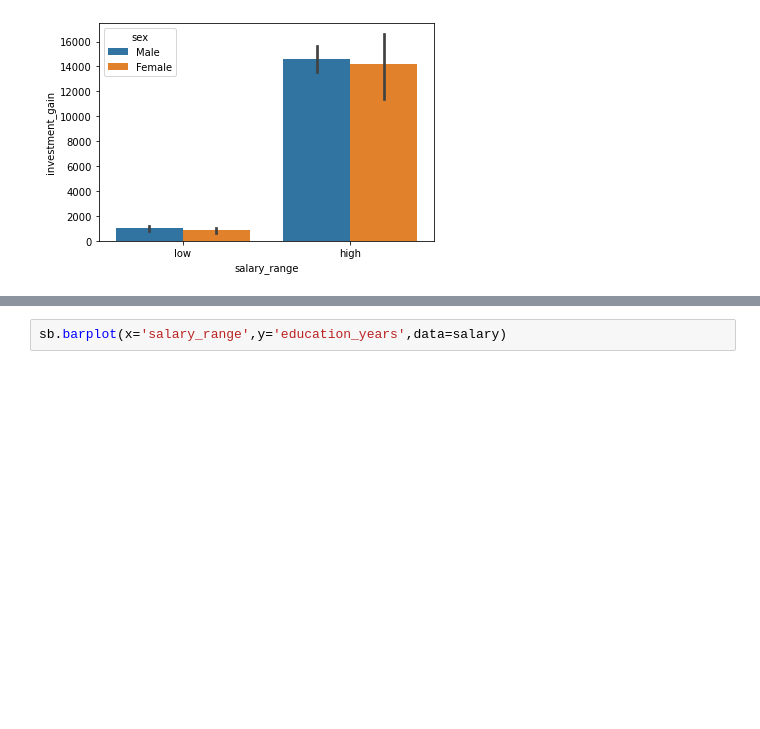
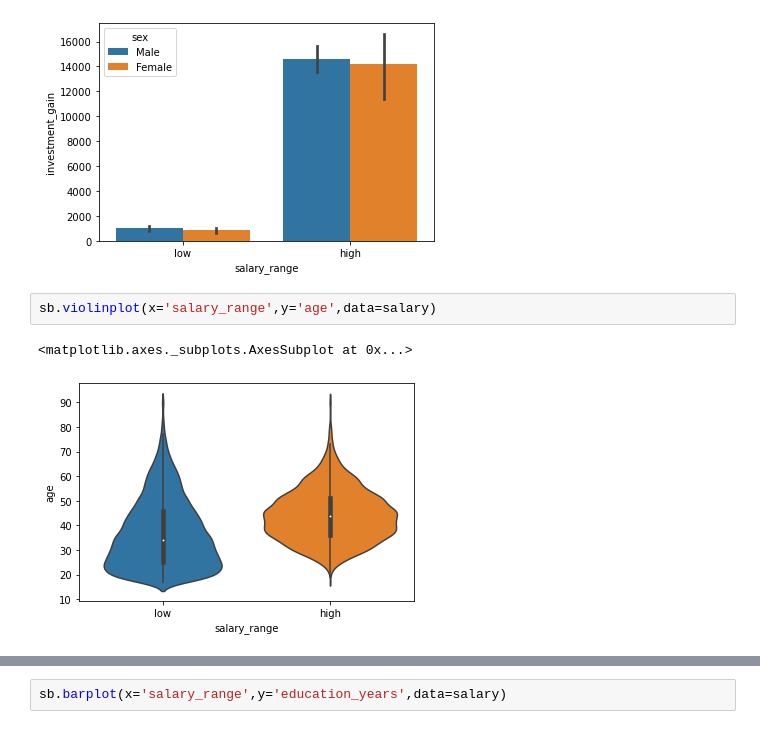
Before and after one commit to JasonnLim/ML-Salary-Prediction, a Jupyter notebook: Remake2.ipynb, the cells around one changed output, grey strips where cells are left out. Cells and saved outputs as stored; diff of their text form; blank space fills up the shorter version.

```diff
--- a/Remake2.ipynb
+++ b/Remake2.ipynb
@@ -222,3 +222,8 @@ sb.barplot(x='salary_range',y='investment_gain',data=salary,estimator=np.std,hue
 # %% [output]
 <matplotlib.axes._subplots.AxesSubplot at 0x...>
 [figure]
+# %%
+sb.violinplot(x='salary_range',y='age',data=salary)
+# %% [output]
+<matplotlib.axes._subplots.AxesSubplot at 0x...>
+[figure, added]
```
Also changed, not shown: parts of 1 cell of this notebook.
